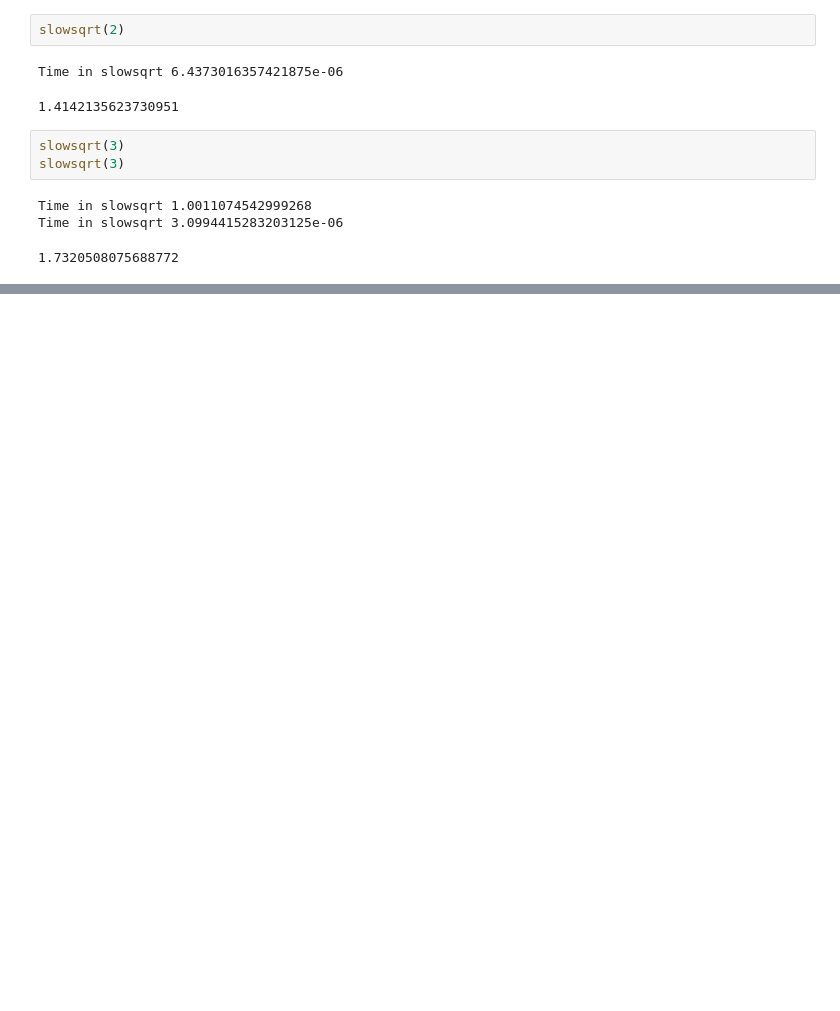
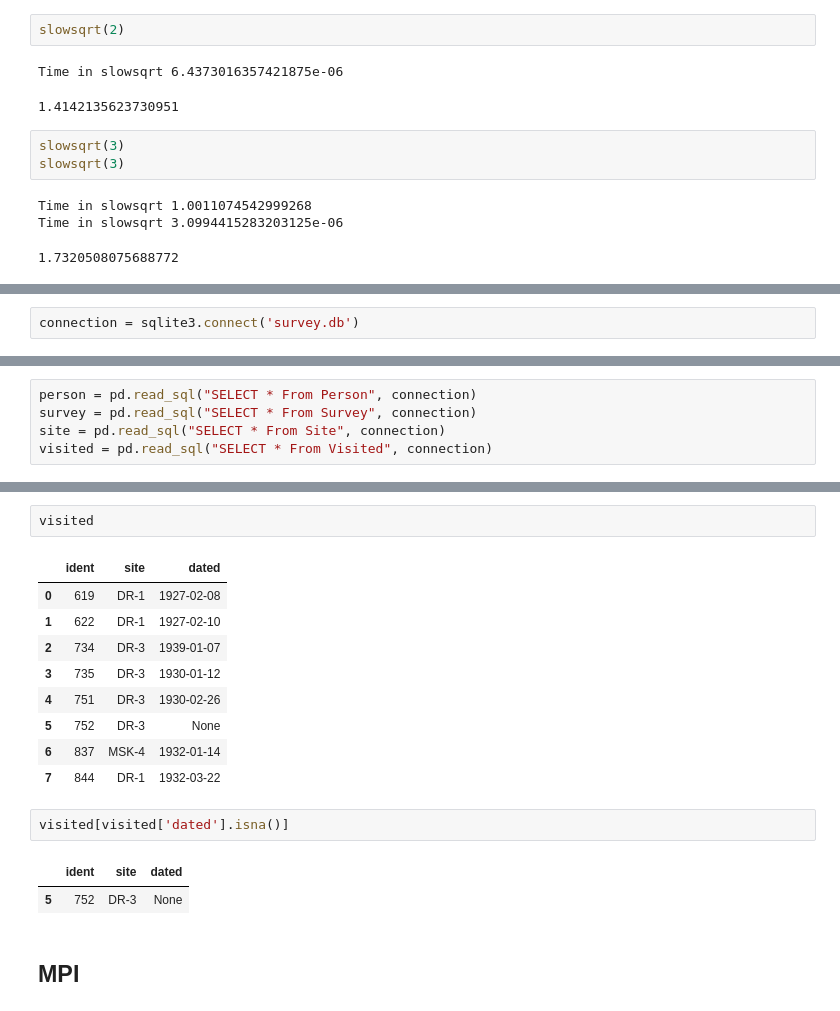
Before and after one commit to bb3110/comppy21, a Jupyter notebook: comppy-notes.ipynb, the cells around one changed output, grey strips where cells are left out. Drawn from its saved outputs; the diff is of its cells as text; blank space fills up the shorter version.

```diff
--- a/comppy-notes.ipynb
+++ b/comppy-notes.ipynb
@@ -1157,0 +1166,2 @@ Time in slowsqrt 3.0994415283203125e-06
+# %%
+connection = sqlite3.connect('survey.db')
@@ -1157,0 +1207,5 @@ Time in slowsqrt 3.0994415283203125e-06
+# %%
+person = pd.read_sql("SELECT * From Person", connection)
+survey = pd.read_sql("SELECT * From Survey", connection)
+site = pd.read_sql("SELECT * From Site", connection)
+visited = pd.read_sql("SELECT * From Visited", connection)
@@ -1157,0 +1269,19 @@ Time in slowsqrt 3.0994415283203125e-06
+# %%
+visited
+# %% [output]
+|  | ident | site | dated |
+| 0 | 619 | DR-1 | 1927-02-08 |
+| 1 | 622 | DR-1 | 1927-02-10 |
+| 2 | 734 | DR-3 | 1939-01-07 |
+| 3 | 735 | DR-3 | 1930-01-12 |
+| 4 | 751 | DR-3 | 1930-02-26 |
+| 5 | 752 | DR-3 | None |
+| 6 | 837 | MSK-4 | 1932-01-14 |
+| 7 | 844 | DR-1 | 1932-03-22 |
+# %%
+visited[visited['dated'].isna()]
+# %% [output]
+|  | ident | site | dated |
+| 5 | 752 | DR-3 | None |
+# %% [markdown]
+## MPI
```
Also changed, not shown: parts of 37 cells of this notebook.
